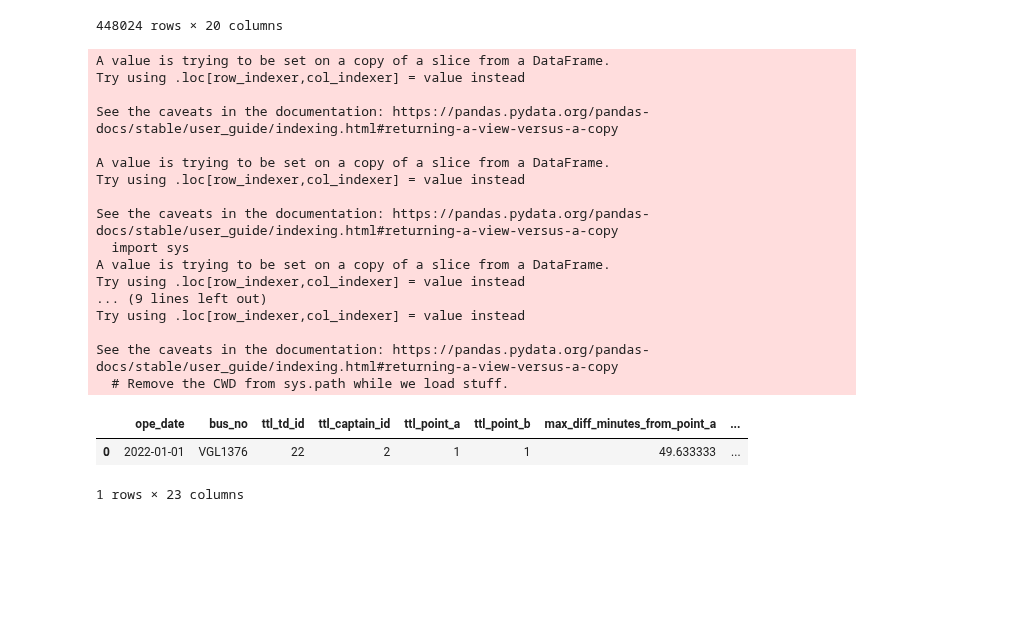
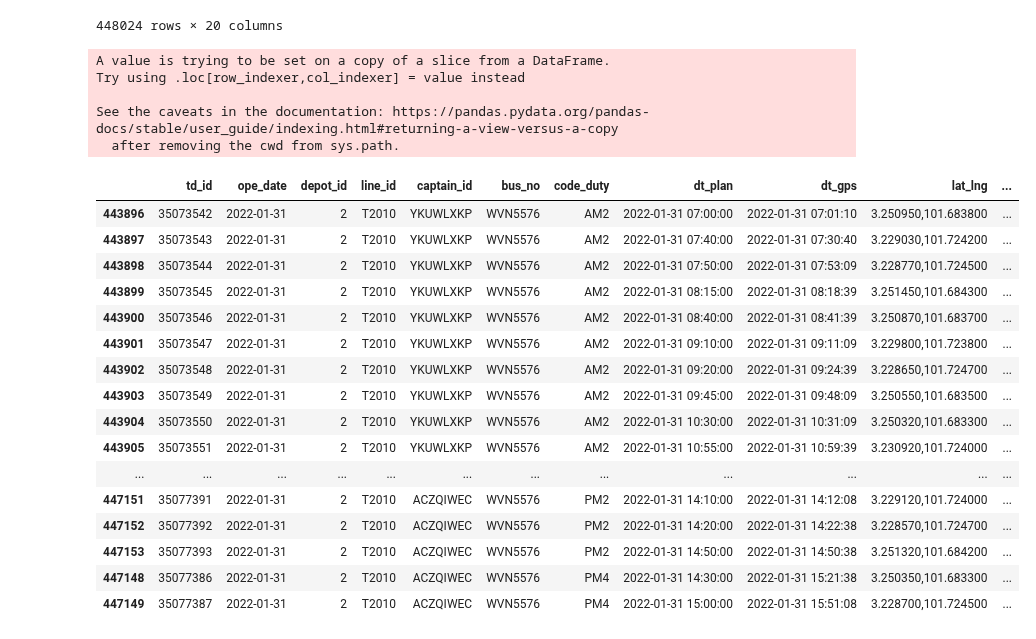
Before and after one commit to izardy/myrapid-backend, a Jupyter notebook: etl/data_exploration.ipynb, the cells around one changed output. Drawn from its saved outputs; the diff is of its cells as text; code cells hidden in the pictures; blank space fills up the shorter version.

```diff
--- a/etl/data_exploration.ipynb
+++ b/etl/data_exploration.ipynb
@@ -160,13 +160,16 @@ trip_departure_1_2022
 # %%
 #data model using sample data
 
-trip_departure_1_1_2022_VGL1376=trip_departure_1_2022[(trip_departure_1_2022['bus_no']=='VGL1376')&(trip_departure_1_2022['ope_date']=='2022-01-01')]
+trip_departure_1_1_2022_VGL1376=trip_departure_1_2022[(trip_departure_1_2022['bus_no']=='WVN5576')&(trip_departure_1_2022['ope_date']=='2022-01-31')]
+trip_departure_1_1_2022_VGL1376['dt_gps']=pd.to_datetime(trip_departure_1_1_2022_VGL1376['dt_gps'])
+trip_departure_1_1_2022_VGL1376=trip_departure_1_1_2022_VGL1376.sort_values('dt_gps')
 trip_departure_1_1_2022_VGL1376['diff_minutes']=pd.to_datetime(trip_departure_1_1_2022_VGL1376['dt_gps']).diff()/np.timedelta64(1, 'm')
-trip_departure_1_1_2022_VGL1376['diff_label']=np.where((trip_departure_1_1_2022_VGL1376['dir']=='arrive')&(trip_departure_1_1_2022_VGL1376['direction']=='DIR2_arrive'),'to point a',np.nan)
-trip_departure_1_1_2022_VGL1376['diff_label']=np.where((trip_departure_1_1_2022_VGL1376['dir']=='arrive')&(trip_departure_1_1_2022_VGL1376['direction']=='DIR1_arrive'),'from point a',trip_departure_1_1_2022_VGL1376['diff_label'])
+
+trip_departure_1_1_2022_VGL1376['diff_label']=np.where((trip_departure_1_1_2022_VGL1376['dir']=='arrive')&(trip_departure_1_1_2022_VGL1376['direction']=='DIR2_arrive'),'from point a',np.nan)
+trip_departure_1_1_2022_VGL1376['diff_label']=np.where((trip_departure_1_1_2022_VGL1376['dir']=='arrive')&(trip_departure_1_1_2022_VGL1376['direction']=='DIR1_arrive'),'to point a',trip_departure_1_1_2022_VGL1376['diff_label'])
 trip_departure_1_1_2022_VGL1376['diff_label']=np.where((trip_departure_1_1_2022_VGL1376['dir']=='depart')&(trip_departure_1_1_2022_VGL1376['direction']=='DIR1_depart'),'idle mode',trip_departure_1_1_2022_VGL1376['diff_label'])
 trip_departure_1_1_2022_VGL1376['diff_label']=np.where((trip_departure_1_1_2022_VGL1376['dir']=='depart')&(trip_departure_1_1_2022_VGL1376['direction']=='DIR2_depart'),'idle mode',trip_departure_1_1_2022_VGL1376['diff_label'])
-
+'''
 trip_departure_1_1_2022_VGL1376_1=trip_departure_1_1_2022_VGL1376.groupby(['ope_date','bus_no'])[['td_id']].count().reset_index().rename(columns={'td_id':'ttl_td_id'}) # total trips on date
 trip_departure_1_1_2022_VGL1376_2=trip_departure_1_1_2022_VGL1376.groupby(['ope_date','bus_no'])[['captain_id']].nunique().reset_index().rename(columns={'captain_id':'ttl_captain_id'}) # total captains on duty on date
 trip_departure_1_1_2022_VGL1376_3=trip_departure_1_1_2022_VGL1376.groupby(['ope_date','bus_no'])[['point_a']].nunique().reset_index().rename(columns={'point_a':'ttl_point_a'}) # total point a of trip on date
@@ -195,48 +198,53 @@ trip_departure_1_1_2022_VGL1376_20=trip_departure_1_1_2022_VGL1376.groupby(['ope
 
 trip_departure_1_1_2022_VGL1376_21=trip_departure_1_1_2022_VGL1376.groupby(['ope_date','bus_no']).agg({'is_completed':'sum'}).reset_index().rename(columns={'is_completed':'ttl_td_completed'})
 
 trip_departure_1_1_2022_VGL1376_int=pd.merge(trip_departure_1_1_2022_VGL1376_1,trip_departure_1_1_2022_VGL1376_2,how='left',on=['ope_date','bus_no'])
 trip_departure_1_1_2022_VGL1376_int=pd.merge(trip_departure_1_1_2022_VGL1376_int,trip_departure_1_1_2022_VGL1376_3,how='left',on=['ope_date','bus_no'])
 trip_departure_1_1_2022_VGL1376_int=pd.merge(trip_departure_1_1_2022_VGL1376_int,trip_departure_1_1_2022_VGL1376_4,how='left',on=['ope_date','bus_no'])
 trip_departure_1_1_2022_VGL1376_int=pd.merge(trip_departure_1_1_2022_VGL1376_int,trip_departure_1_1_2022_VGL1376_5,how='left',on=['ope_date','bus_no'])
 trip_departure_1_1_2022_VGL1376_int=pd.merge(trip_departure_1_1_2022_VGL1376_int,trip_departure_1_1_2022_VGL1376_6,how='left',on=['ope_date','bus_no'])
 trip_departure_1_1_2022_VGL1376_int=pd.merge(trip_departure_1_1_2022_VGL1376_int,trip_departure_1_1_2022_VGL1376_7,how='left',on=['ope_date','bus_no'])
 trip_departure_1_1_2022_VGL1376_int=pd.merge(trip_departure_1_1_2022_VGL1376_int,trip_departure_1_1_2022_VGL1376_8,how='left',on=['ope_date','bus_no'])
 trip_departure_1_1_2022_VGL1376_int=pd.merge(trip_departure_1_1_2022_VGL1376_int,trip_departure_1_1_2022_VGL1376_9,how='left',on=['ope_date','bus_no'])
 trip_departure_1_1_2022_VGL1376_int=pd.merge(trip_departure_1_1_2022_VGL1376_int,trip_departure_1_1_2022_VGL1376_10,how='left',on=['ope_date','bus_no'])
 trip_departure_1_1_2022_VGL1376_int=pd.merge(trip_departure_1_1_2022_VGL1376_int,trip_departure_1_1_2022_VGL1376_11,how='left',on=['ope_date','bus_no'])
 trip_departure_1_1_2022_VGL1376_int=pd.merge(trip_departure_1_1_2022_VGL1376_int,trip_departure_1_1_2022_VGL1376_12,how='left',on=['ope_date','bus_no'])
 trip_departure_1_1_2022_VGL1376_int=pd.merge(trip_departure_1_1_2022_VGL1376_int,trip_departure_1_1_2022_VGL1376_13,how='left',on=['ope_date','bus_no'])
 trip_departure_1_1_2022_VGL1376_int=pd.merge(trip_departure_1_1_2022_VGL1376_int,trip_departure_1_1_2022_VGL1376_14,how='left',on=['ope_date','bus_no'])
 trip_departure_1_1_2022_VGL1376_int=pd.merge(trip_departure_1_1_2022_VGL1376_int,trip_departure_1_1_2022_VGL1376_15,how='left',on=['ope_date','bus_no'])
 trip_departure_1_1_2022_VGL1376_int=pd.merge(trip_departure_1_1_2022_VGL1376_int,trip_departure_1_1_2022_VGL1376_16,how='left',on=['ope_date','bus_no'])
 trip_departure_1_1_2022_VGL1376_int=pd.merge(trip_departure_1_1_2022_VGL1376_int,trip_departure_1_1_2022_VGL1376_17,how='left',on=['ope_date','bus_no'])
 trip_departure_1_1_2022_VGL1376_int=pd.merge(trip_departure_1_1_2022_VGL1376_int,trip_departure_1_1_2022_VGL1376_18,how='left',on=['ope_date','bus_no'])
 trip_departure_1_1_2022_VGL1376_int=pd.merge(trip_departure_1_1_2022_VGL1376_int,trip_departure_1_1_2022_VGL1376_19,how='left',on=['ope_date','bus_no'])
 trip_departure_1_1_2022_VGL1376_int=pd.merge(trip_departure_1_1_2022_VGL1376_int,trip_departure_1_1_2022_VGL1376_20,how='left',on=['ope_date','bus_no'])
 trip_departure_1_1_2022_VGL1376_int=pd.merge(trip_departure_1_1_2022_VGL1376_int,trip_departure_1_1_2022_VGL1376_21,how='left',on=['ope_date','bus_no'])
 
 trip_departure_1_1_2022_VGL1376_int
+
+'''
+trip_departure_1_1_2022_VGL1376
 # %% [output]
 A value is trying to be set on a copy of a slice from a DataFrame.
 Try using .loc[row_indexer,col_indexer] = value instead
 
 See the caveats in the documentation: https://pandas.pydata.org/pandas-docs/stable/user_guide/indexing.html#returning-a-view-versus-a-copy
-
-A value is trying to be set on a copy of a slice from a DataFrame.
-Try using .loc[row_indexer,col_indexer] = value instead
-
-See the caveats in the documentation: https://pandas.pydata.org/pandas-docs/stable/user_guide/indexing.html#returning-a-view-versus-a-copy
-  import sys
-A value is trying to be set on a copy of a slice from a DataFrame.
-Try using .loc[row_indexer,col_indexer] = value instead
-... (9 lines left out)
-Try using .loc[row_indexer,col_indexer] = value instead
-
-See the caveats in the documentation: https://pandas.pydata.org/pandas-docs/stable/user_guide/indexing.html#returning-a-view-versus-a-copy
-  # Remove the CWD from sys.path while we load stuff.
+  after removing the cwd from sys.path.
-|  | ope_date | bus_no | ttl_td_id | ttl_captain_id | ttl_point_a | ttl_point_b | max_diff_minutes_from_point_a | ... |
-| 0 | 2022-01-01 | VGL1376 | 22 | 2 | 1 | 1 | 49.633333 | ... |
+|  | td_id | ope_date | depot_id | line_id | captain_id | bus_no | code_duty | dt_plan | dt_gps | lat_lng | ... |
+| 443896 | 35073542 | 2022-01-31 | 2 | T2010 | YKUWLXKP | WVN5576 | AM2 | 2022-01-31 07:00:00 | 2022-01-31 07:01:10 | 3.250950,101.683800 | ... |
+| 443897 | 35073543 | 2022-01-31 | 2 | T2010 | YKUWLXKP | WVN5576 | AM2 | 2022-01-31 07:40:00 | 2022-01-31 07:30:40 | 3.229030,101.724200 | ... |
+| 443898 | 35073544 | 2022-01-31 | 2 | T2010 | YKUWLXKP | WVN5576 | AM2 | 2022-01-31 07:50:00 | 2022-01-31 07:53:09 | 3.228770,101.724500 | ... |
+| 443899 | 35073545 | 2022-01-31 | 2 | T2010 | YKUWLXKP | WVN5576 | AM2 | 2022-01-31 08:15:00 | 2022-01-31 08:18:39 | 3.251450,101.684300 | ... |
+| 443900 | 35073546 | 2022-01-31 | 2 | T2010 | YKUWLXKP | WVN5576 | AM2 | 2022-01-31 08:40:00 | 2022-01-31 08:41:39 | 3.250870,101.683700 | ... |
+| 443901 | 35073547 | 2022-01-31 | 2 | T2010 | YKUWLXKP | WVN5576 | AM2 | 2022-01-31 09:10:00 | 2022-01-31 09:11:09 | 3.229800,101.723800 | ... |
+| 443902 | 35073548 | 2022-01-31 | 2 | T2010 | YKUWLXKP | WVN5576 | AM2 | 2022-01-31 09:20:00 | 2022-01-31 09:24:39 | 3.228650,101.724700 | ... |
+| 443903 | 35073549 | 2022-01-31 | 2 | T2010 | YKUWLXKP | WVN5576 | AM2 | 2022-01-31 09:45:00 | 2022-01-31 09:48:09 | 3.250550,101.683500 | ... |
+| 443904 | 35073550 | 2022-01-31 | 2 | T2010 | YKUWLXKP | WVN5576 | AM2 | 2022-01-31 10:30:00 | 2022-01-31 10:31:09 | 3.250320,101.683300 | ... |
+| 443905 | 35073551 | 2022-01-31 | 2 | T2010 | YKUWLXKP | WVN5576 | AM2 | 2022-01-31 10:55:00 | 2022-01-31 10:59:39 | 3.230920,101.724000 | ... |
+| ... | ... | ... | ... | ... | ... | ... | ... | ... | ... | ... | ... |
+| 447151 | 35077391 | 2022-01-31 | 2 | T2010 | ACZQIWEC | WVN5576 | PM2 | 2022-01-31 14:10:00 | 2022-01-31 14:12:08 | 3.229120,101.724000 | ... |
+| 447152 | 35077392 | 2022-01-31 | 2 | T2010 | ACZQIWEC | WVN5576 | PM2 | 2022-01-31 14:20:00 | 2022-01-31 14:22:38 | 3.228570,101.724700 | ... |
+| 447153 | 35077393 | 2022-01-31 | 2 | T2010 | ACZQIWEC | WVN5576 | PM2 | 2022-01-31 14:50:00 | 2022-01-31 14:50:38 | 3.251320,101.684200 | ... |
+| 447148 | 35077386 | 2022-01-31 | 2 | T2010 | ACZQIWEC | WVN5576 | PM4 | 2022-01-31 14:30:00 | 2022-01-31 15:21:38 | 3.250350,101.683300 | ... |
+| 447149 | 35077387 | 2022-01-31 | 2 | T2010 | ACZQIWEC | WVN5576 | PM4 | 2022-01-31 15:00:00 | 2022-01-31 15:51:08 | 3.228700,101.724500 | ... |
-1 rows × 23 columns
 # %%
 #data model using sample data
```
Also changed, not shown: parts of 2 cells of this notebook.
